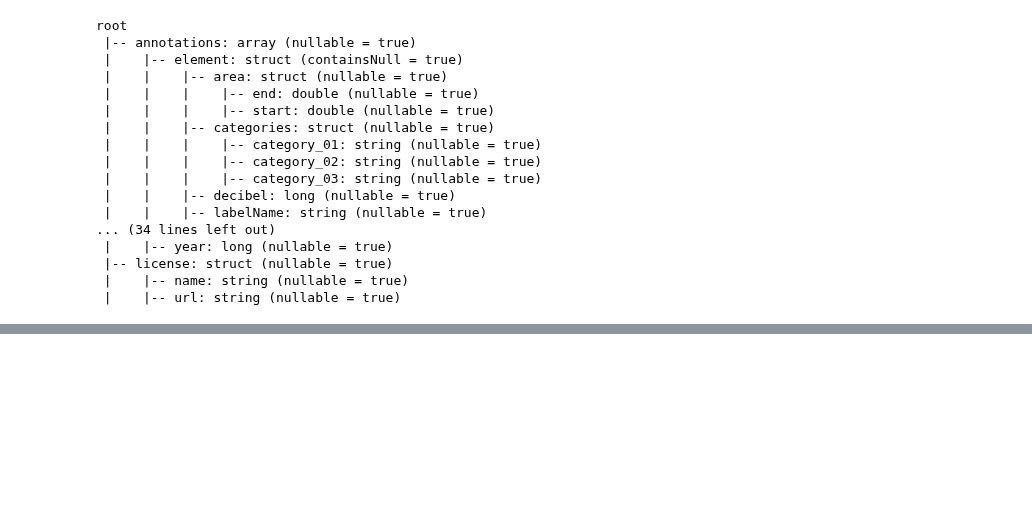
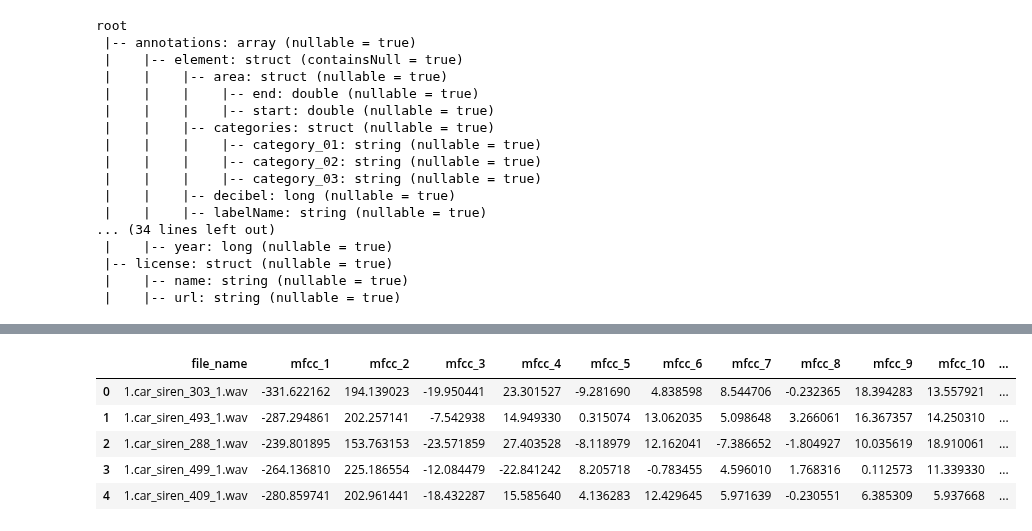
Before and after one commit to selina7704/noise-data-platform, a Jupyter notebook: JW/2. 데이터 품질 테스트.ipynb, the cells around one changed output, grey strips where cells are left out. Saved outputs shown, nothing was run; the diff lists cells and outputs as text; code cells hidden in the pictures; blank space fills up the shorter version.

```diff
--- a/JW/2. 데이터 품질 테스트.ipynb
+++ b/JW/2. 데이터 품질 테스트.ipynb
@@ -131,0 +547,9 @@ No JSON files found or read.
+# %%
+display(df_mfcc_siren_car.toPandas().head(5))
+# %% [output]
+|  | file_name | mfcc_1 | mfcc_2 | mfcc_3 | mfcc_4 | mfcc_5 | mfcc_6 | mfcc_7 | mfcc_8 | mfcc_9 | mfcc_10 | ... |
+| 0 | 1.car_siren_303_1.wav | -331.622162 | 194.139023 | -19.950441 | 23.301527 | -9.281690 | 4.838598 | 8.544706 | -0.232365 | 18.394283 | 13.557921 | ... |
+| 1 | 1.car_siren_493_1.wav | -287.294861 | 202.257141 | -7.542938 | 14.949330 | 0.315074 | 13.062035 | 5.098648 | 3.266061 | 16.367357 | 14.250310 | ... |
+| 2 | 1.car_siren_288_1.wav | -239.801895 | 153.763153 | -23.571859 | 27.403528 | -8.118979 | 12.162041 | -7.386652 | -1.804927 | 10.035619 | 18.910061 | ... |
+| 3 | 1.car_siren_499_1.wav | -264.136810 | 225.186554 | -12.084479 | -22.841242 | 8.205718 | -0.783455 | 4.596010 | 1.768316 | 0.112573 | 11.339330 | ... |
+| 4 | 1.car_siren_409_1.wav | -280.859741 | 202.961441 | -18.432287 | 15.585640 | 4.136283 | 12.429645 | 5.971639 | -0.230551 | 6.385309 | 5.937668 | ... |
```
Also changed, not shown: parts of 37 cells of this notebook.
